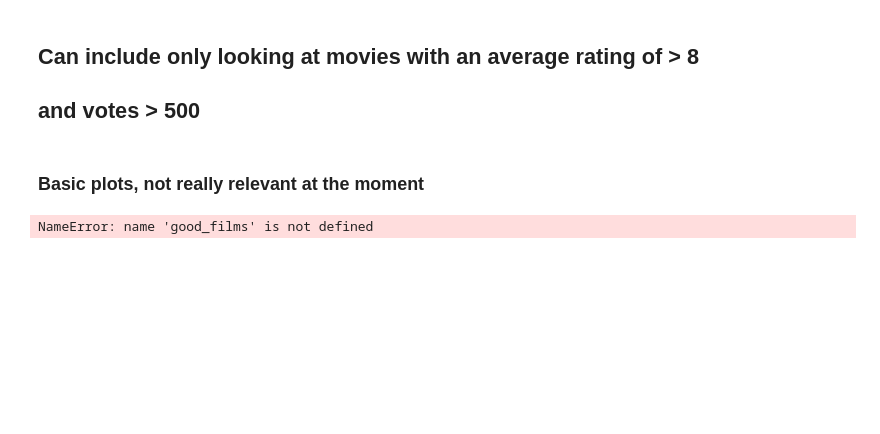
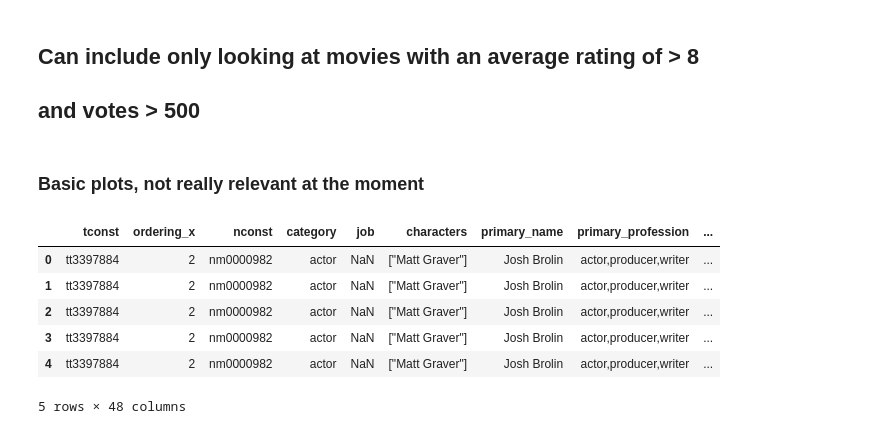
Before and after one commit to nate-walter/Movie-Studio-Project, a Jupyter notebook: imdb_cleaned_merged.ipynb, the cells around one changed output. Drawn from its saved outputs; the diff is of its cells as text; code cells hidden in the pictures; blank space fills up the shorter version.

```diff
--- a/imdb_cleaned_merged.ipynb
+++ b/imdb_cleaned_merged.ipynb
@@ -237,9 +238,7 @@ memory usage: 5.5+ MB
 # ax.set_title('Genre vs Rating')
 # ax.set_xticklabels(x, rotation = 90);
 # %%
-good_films.sample(5)
+# good_films.sample(5)
-# %% [output]
-NameError: name 'good_films' is not defined
 # %%
 # directors = good_films[good_films['category'] == 'director']
 # directors.head()
@@ -255,0 +257,12 @@ NameError: name 'good_films' is not defined
+# %%
+df = pd.read_csv('Data/imdb_cleaned.csv')
+# %%
+df.head()
+# %% [output]
+|  | tconst | ordering_x | nconst | category | job | characters | primary_name | primary_profession | ... |
+| 0 | tt3397884 | 2 | nm0000982 | actor | NaN | ["Matt Graver"] | Josh Brolin | actor,producer,writer | ... |
+| 1 | tt3397884 | 2 | nm0000982 | actor | NaN | ["Matt Graver"] | Josh Brolin | actor,producer,writer | ... |
+| 2 | tt3397884 | 2 | nm0000982 | actor | NaN | ["Matt Graver"] | Josh Brolin | actor,producer,writer | ... |
+| 3 | tt3397884 | 2 | nm0000982 | actor | NaN | ["Matt Graver"] | Josh Brolin | actor,producer,writer | ... |
+| 4 | tt3397884 | 2 | nm0000982 | actor | NaN | ["Matt Graver"] | Josh Brolin | actor,producer,writer | ... |
+5 rows × 48 columns
```
Also changed, not shown: parts of 3 cells of this notebook.
